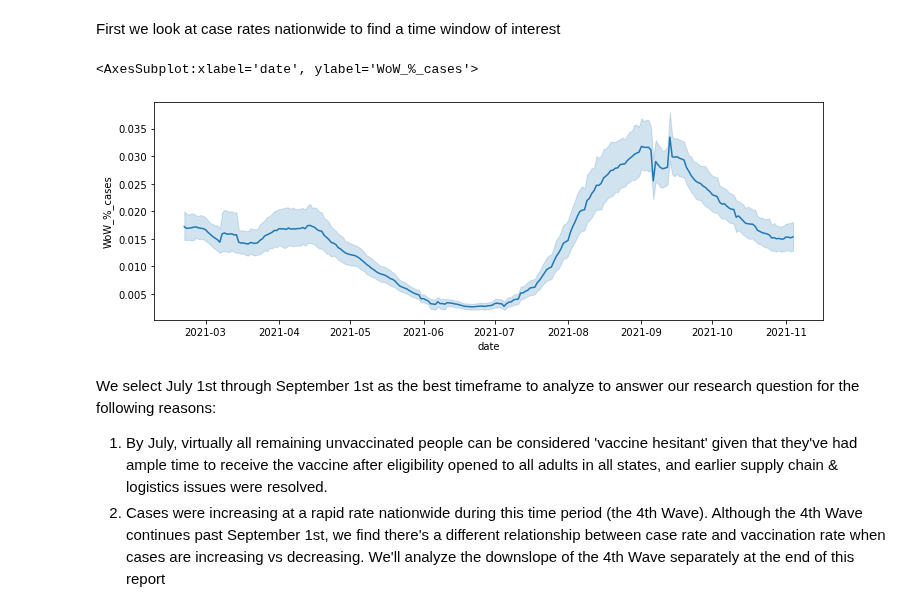
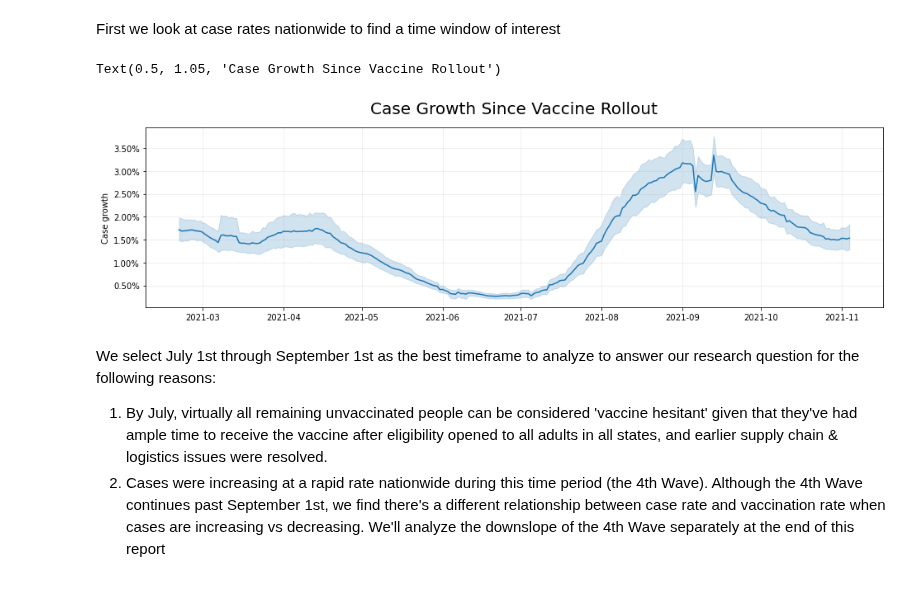
Before and after one commit to mraottth/API-201Z, a Jupyter notebook: Python/part1_EDA.ipynb, the cells around one changed output. Drawn from its saved outputs; the diff is of its cells as text; code cells hidden in the pictures.

```diff
--- a/Python/part1_EDA.ipynb
+++ b/Python/part1_EDA.ipynb
@@ -21,16 +21,21 @@ df_joined_cases = pd.read_csv(os.getcwd().split('API-201Z')[0] + 'API-201Z/Data
 df_joined_cases['date'] = pd.to_datetime(df_joined_cases['date'])
 # %% [markdown]
 First we look at case rates nationwide to find a time window of interest
-# %%
-fig, ax = plt.subplots(figsize=(12,4))
-sns.lineplot(
-    data=df_joined_cases,
-    x='date',
-    y='WoW_%_cases'
-)
-# %% [output]
-<AxesSubplot:xlabel='date', ylabel='WoW_%_cases'>
-[figure, removed]
+# %%
+fig, ax = plt.subplots(figsize=(16,4))
+sns.lineplot(
+    data=df_joined_cases,
+    x='date',
+    y='WoW_%_cases'
+)
+ax.grid(True, which='both', axis='both', alpha=0.25)
+ax.yaxis.set_major_formatter(mtick.PercentFormatter(1.0))
+plt.ylabel('Case growth')
+plt.xlabel(None)
+plt.title('Case Growth Since Vaccine Rollout', fontsize=20, y=1.05)
+# %% [output]
+Text(0.5, 1.05, 'Case Growth Since Vaccine Rollout')
+[figure, added]
 # %% [markdown]
 We select July 1st through September 1st as the best timeframe to analyze to answer our research question for the following reasons:
 1. By July, virtually all remaining unvaccinated people can be considered 'vaccine hesitant' given that they've had ample time to receive the vaccine after eligibility opened to all adults in all states, and earlier supply chain & logistics issues were resolved.
```
Also changed, not shown: parts of 2 cells of this notebook, 1 other file.
